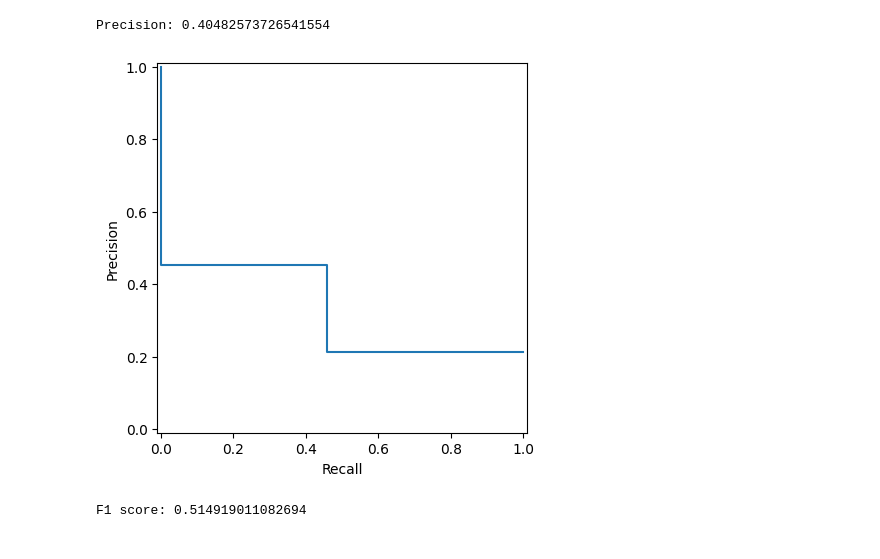
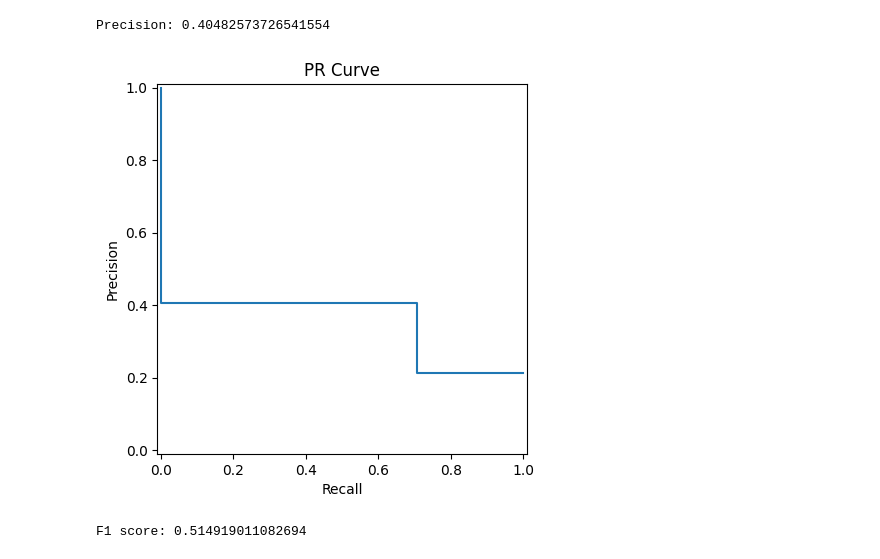
Before and after one commit to Vyncent-vdW/sprint_eight_supervised_learning, a Jupyter notebook: sprint_eight_supervised_learning_nb.ipynb, the cells around one changed output. Drawn from its saved outputs; the diff is of its cells as text; code cells hidden in the pictures.

```diff
--- a/sprint_eight_supervised_learning_nb.ipynb
+++ b/sprint_eight_supervised_learning_nb.ipynb
@@ -774,0 +777,35 @@ Accuracy validity: 0.7155
+# %%
+def downsample(features, target, fraction):
+    features_zeros = features[target == 0]
+    features_ones = features[target == 1]
+    target_zeros = target[target == 0]
+    target_ones = target[target == 1]
+
+    features_downsampled = pd.concat(
+        [features_zeros.sample(frac=fraction, random_state=12345)]
+        + [features_ones]
+    )
+    target_downsampled = pd.concat(
+        [target_zeros.sample(frac=fraction, random_state=12345)]
+        + [target_ones]
+    )
+
+    features_downsampled, target_downsampled = shuffle(
+        features_downsampled, target_downsampled, random_state=12345
+    )
+
+    return features_downsampled, target_downsampled
+
+
+features_downsampled, target_downsampled = downsample(
+    features_train, target_train, 0.5
+)
+
+model = LogisticRegression(solver= 'liblinear', random_state= 12345)
+model.fit(features_downsampled, target_downsampled)
+predicted_valid = model.predict(features_valid)
+accuracy = accuracy_score(target_valid, predicted_valid)
+ # < write code here >
+
+print(f'Accuracy: {accuracy}')
+print('F1:', f1_score(target_valid, predicted_valid))
@@ -789,11 +829,12 @@ print(f'Precision: {precision}')
 # %% [output]
 Precision: 0.40482573726541554
 # %%
-precision, recall, _ = precision_recall_curve(target_valid, prediction_valid)
+precision, recall, _ = precision_recall_curve(target_valid, predicted_valid)
 disp = PrecisionRecallDisplay(precision=precision, recall=recall)
 disp.plot()
 
+plt.title('PR Curve')
 plt.show()
 # %% [output]
-[figure, old version]
+[figure, new version]
 # %%
```
Also changed, not shown: parts of 6 cells of this notebook.
